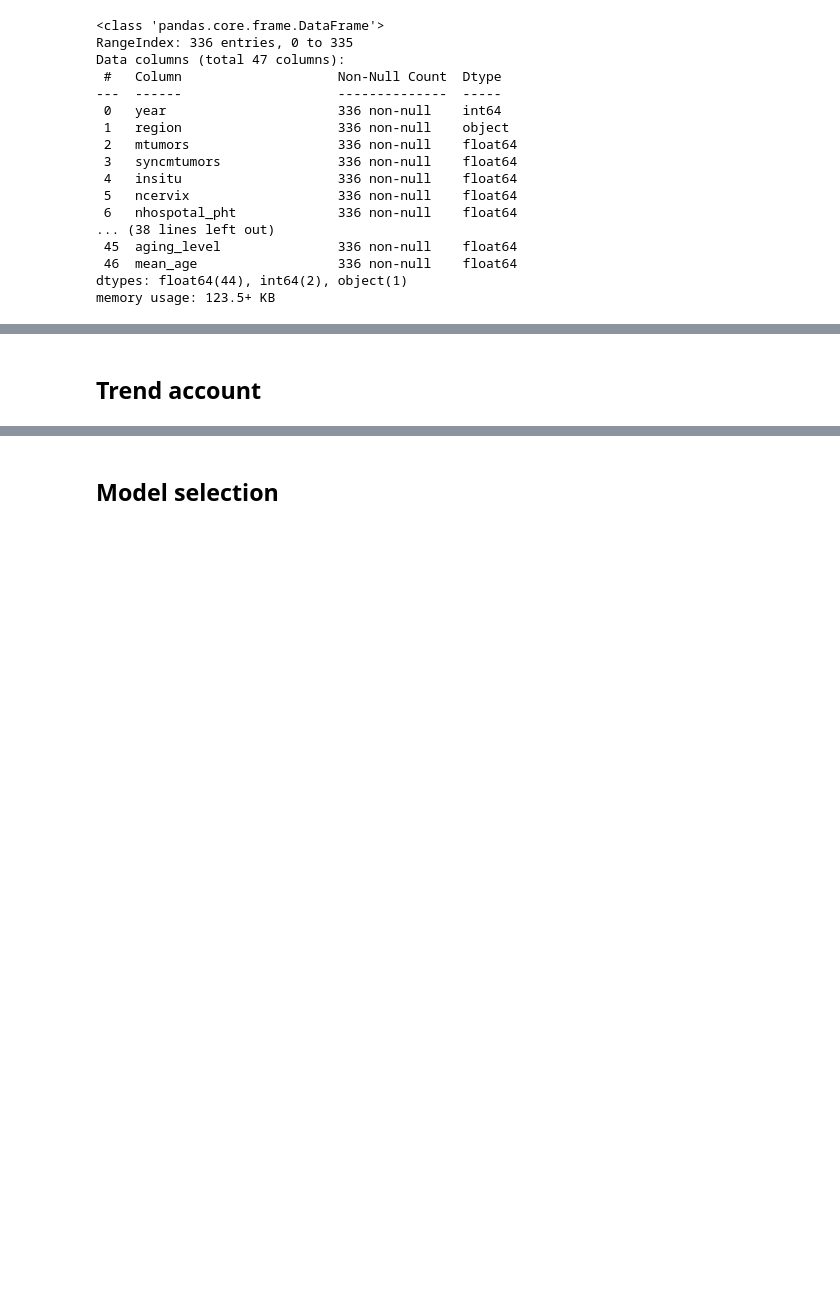
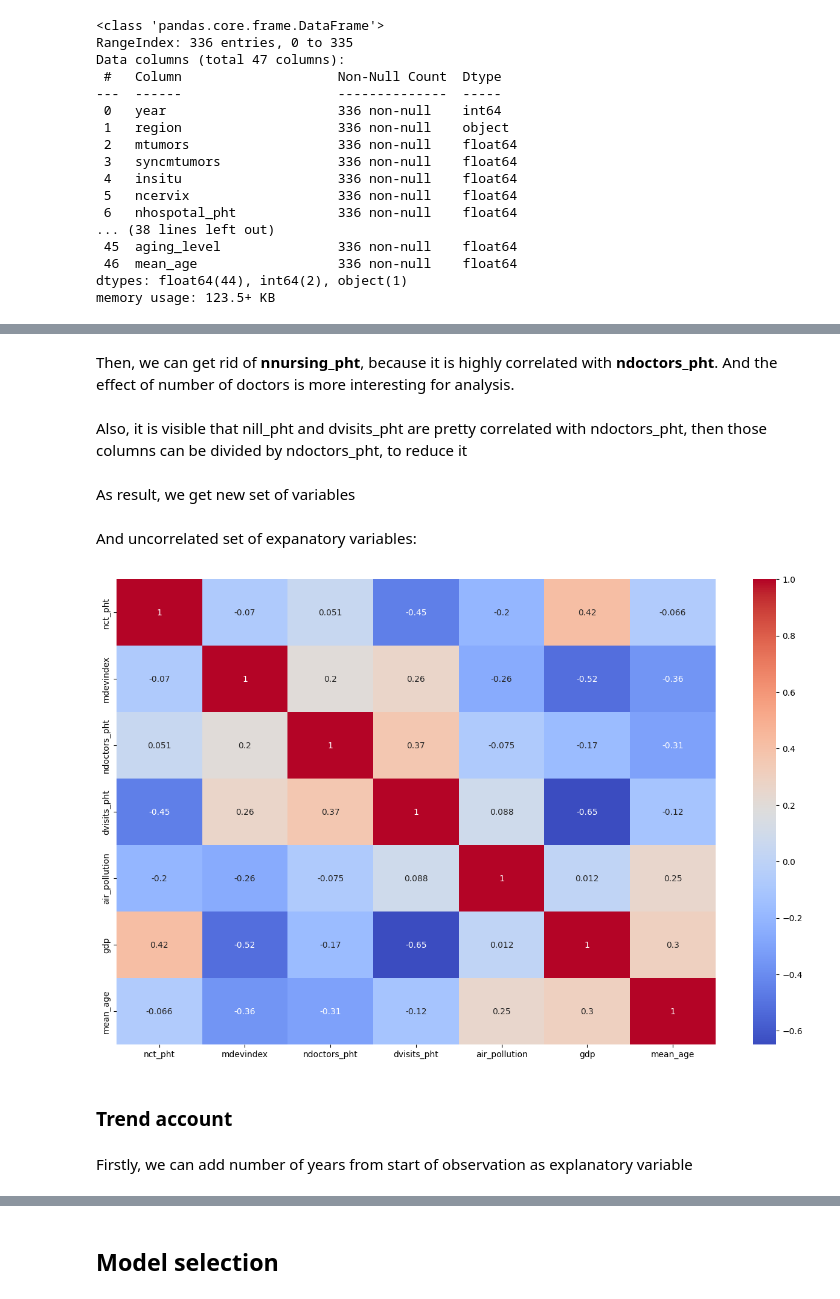
Before and after one commit to Zhukowych/cancer_incidence, a Jupyter notebook: modeling.ipynb, the cells around one changed output, grey strips where cells are left out. Saved outputs shown, nothing was run; the diff lists cells and outputs as text; code cells hidden in the pictures; blank space fills up the shorter version.

```diff
--- a/modeling.ipynb
+++ b/modeling.ipynb
@@ -121,0 +108,37 @@ def add_interactions(df, interactions: list[str], x_names: list[str]):
+# %% [markdown]
+Then, we can get rid of **nnursing_pht**, because it is highly correlated with **ndoctors_pht**. And the effect of number of doctors is more interesting for analysis.
+# %%
+st_df = st_df.drop(columns=['nnursing_pht'])
+# %% [markdown]
+Also, it is visible that nill_pht and dvisits_pht are pretty correlated with ndoctors_pht, then those columns can be divided by ndoctors_pht, to reduce it
+# %%
+st_df['dvisits_pht'] /= st_df['ndoctors_pht']
+st_df['nill_pht'] /= st_df['ndoctors_pht']
+st_df['mdevindex'] /= st_df['ndoctors_pht']
+# %% [markdown]
+As result, we get new set of variables
+# %%
+equipment_variables = [
+    'nсt_pht', 'mdevindex'
+]
+
+personnel_variables = ['ndoctors_pht']
+
+illness_variables = ['dvisits_pht']
+
+environmental_variables = ['air_pollution']
+
+socioeconomic_variables = ["gdp", "mean_age"]
+
+all_explanatory_variables = equipment_variables + personnel_variables + illness_variables + environmental_variables + socioeconomic_variables
+
+all_dependent_variables = ['mtumors_pti']
+# %% [markdown]
+And uncorrelated set of expanatory variables:
+# %%
+plt.figure(figsize=(16, 10))
+correlation_matrix = st_df[all_explanatory_variables].corr()
+sns.heatmap(correlation_matrix, annot=True, cmap='coolwarm')
+plt.show()
+# %% [output]
+[figure, added]
@@ -122,2 +147,2 @@ def add_interactions(df, interactions: list[str], x_names: list[str]):
 # %% [markdown]
-## Trend account
+### Trend account
@@ -124,2 +152,4 @@ def add_interactions(df, interactions: list[str], x_names: list[str]):
+# %% [markdown]
+Firstly, we can add number of years from start of observation as explanatory variable
 # %%
 st_df['t'] = st_df['year'] - 2008
```
Also changed, not shown: parts of 40 cells of this notebook, 1 other file.
